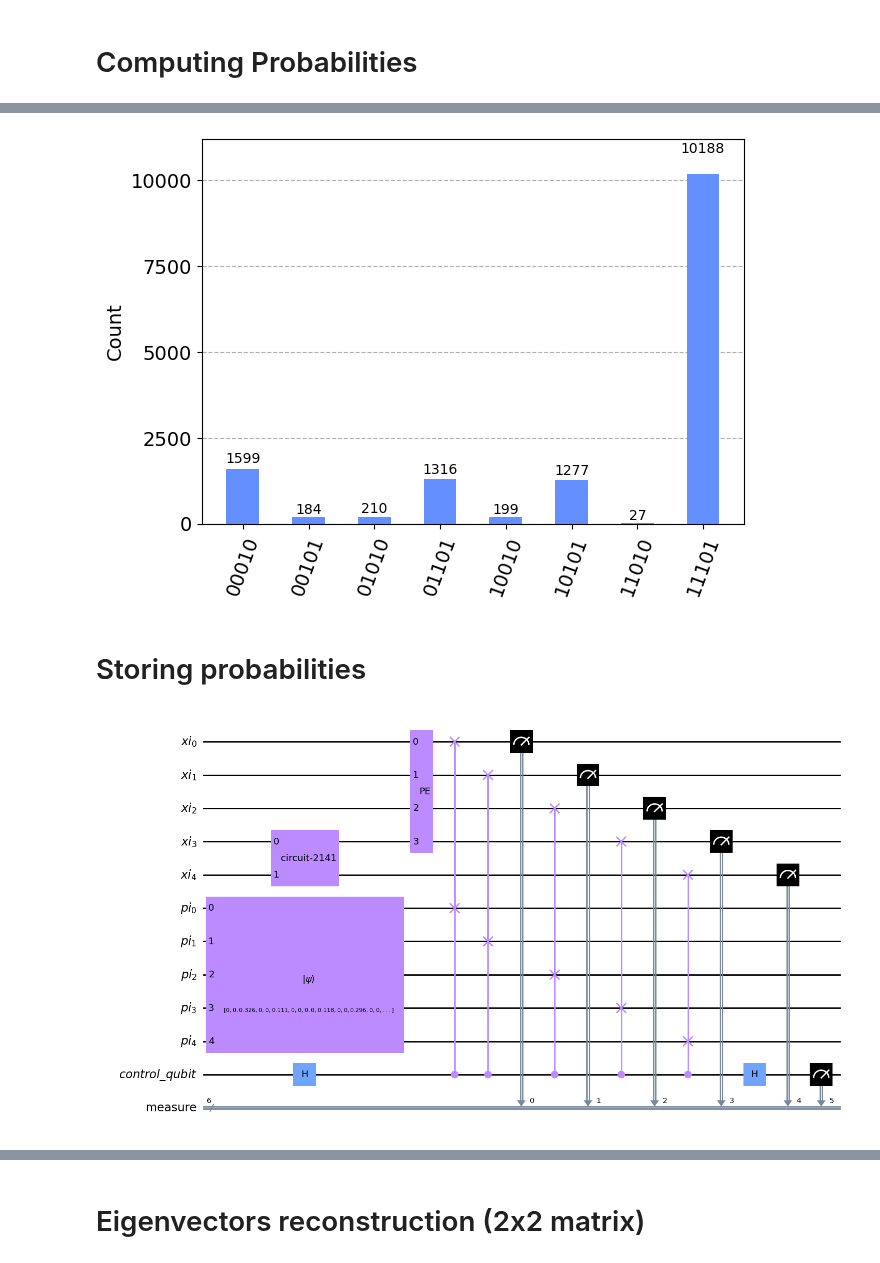
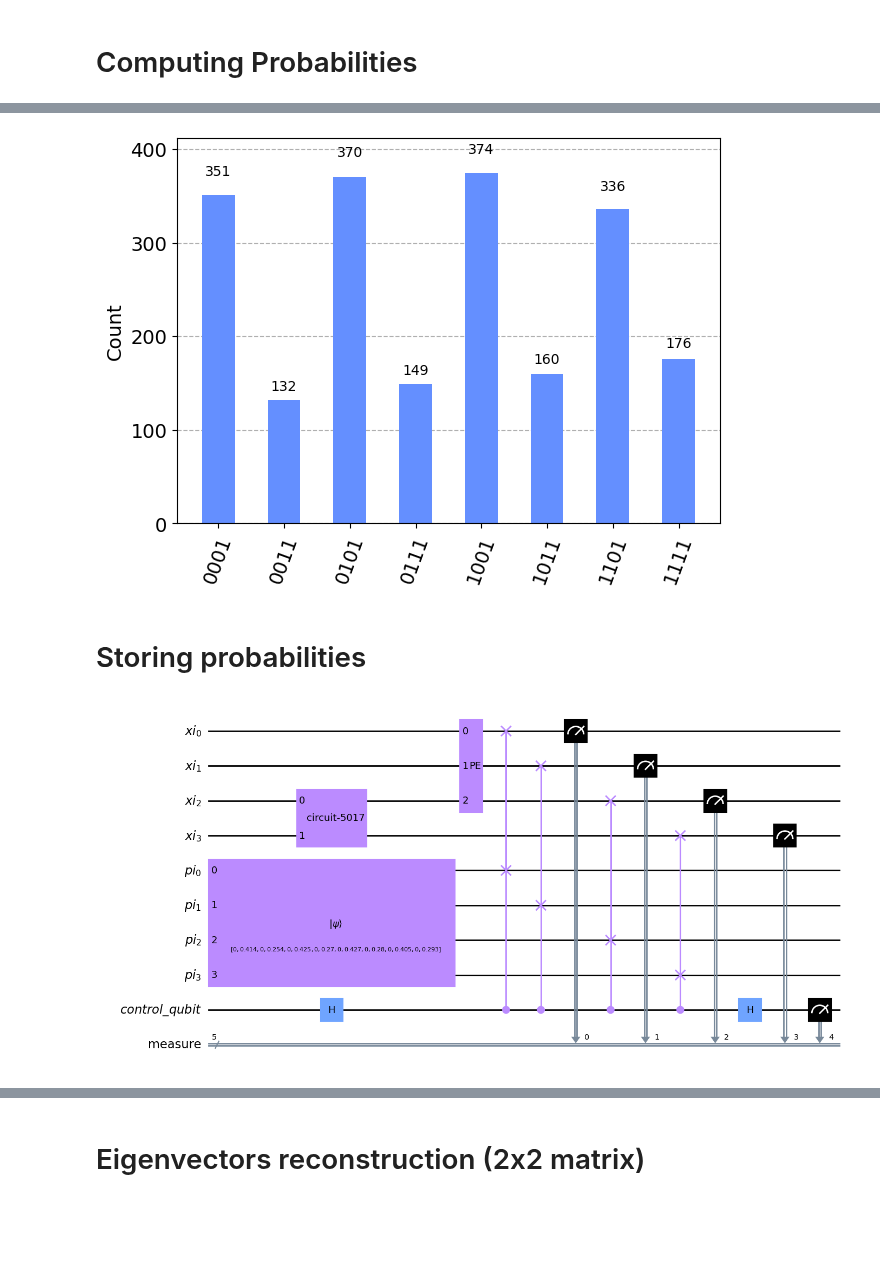
Before and after one commit to PolnareffPark/QuPCA, a Jupyter notebook: tomography_test_polished.ipynb, the cells around one changed output, grey strips where cells are left out. Drawn from its saved outputs; the diff is of its cells as text; code cells hidden in the pictures; blank space fills up the shorter version.

```diff
--- a/tomography_test_polished.ipynb
+++ b/tomography_test_polished.ipynb
@@ -167,6 +148,6 @@ job = backend.run(transpile(matrix_circuit, backend=backend))
 # %%
 #Unitary for PE
-resolution = 3
+resolution = 2
 
 unitary_backend = Aer.get_backend("unitary_simulator")
 u_circuit = NumPyMatrix(example_matrix, evolution_time=2*np.pi/(2**resolution))
@@ -230,18 +207,12 @@ for el in ss:
 # %% [markdown]
 # Computing Probabilities
 # %%
-tot_qubit = resolution+len(example_matrix)
+total_circuit_measured = QuantumCircuit(qr_total , name='matrix')
 
-qr_total = QuantumRegister(tot_qubit, 'total')
-# classical = ClassicalRegister(4, 'measure')
+total_circuit_measured.append(matrix_circuit.to_gate(), qr_total[resolution:])
+total_circuit_measured.append(pe.to_gate(), qr_total[0:pe.num_qubits])
 
-total_circuit_1 = QuantumCircuit(qr_total , name='matrix')
+total_circuit_measured.measure_all()
 
-total_circuit_1.append(matrix_circuit.to_gate(), qr_total[resolution:])
-total_circuit_1.append(pe.to_gate(), qr_total[0:pe.num_qubits])
-# total_circuit.measure(qr_total[:2], classical[:])
-#total_circuit_1.swap(qr_total[0],qr_total[1])
-total_circuit_1.measure_all()
-
-total_circuit_1.decompose(reps=0).draw("mpl")
+total_circuit_measured.decompose(reps=1).draw("mpl")
 # %% [output]
@@ -249,11 +220,11 @@ total_circuit_1.decompose(reps=0).draw("mpl")
 # %%
-n_shots = 15000
+n_shots = 2048
 backend_total = Aer.get_backend("qasm_simulator")
-job = backend_total.run(transpile(total_circuit_1, backend=backend_total), shots=n_shots)
+job = backend_total.run(transpile(total_circuit_measured, backend=backend_total), shots=n_shots)
 counts = job.result().get_counts()
 plot_histogram(counts)
 # %% [output]
-[figure, old version]
+[figure, new version]
 # %% [markdown]
 # Storing probabilities
 # %%
@@ -268,30 +239,27 @@ for i in counts:
 # %%
-
-tot_qubit = resolution+len(example_matrix)
-
 qr_total_xi = QuantumRegister(tot_qubit, 'xi')
 qr_total_pi = QuantumRegister(tot_qubit, 'pi')
 qr_control = QuantumRegister(1, 'control_qubit')
 n_classical_register=tot_qubit+1
 classical = ClassicalRegister(n_classical_register, 'measure')
 
-total_circuit_2 = QuantumCircuit(qr_total_xi,qr_total_pi,qr_control ,classical, name='matrix')
+total_circuit_tomography = QuantumCircuit(qr_total_xi,qr_total_pi,qr_control ,classical, name='matrix')
 
-total_circuit_2.append(matrix_circuit.to_gate(), qr_total_xi[resolution:])
-total_circuit_2.append(pe.to_gate(), qr_total_xi[0:pe.num_qubits])
+total_circuit_tomography.append(matrix_circuit.to_gate(), qr_total_xi[resolution:])
+total_circuit_tomography.append(pe.to_gate(), qr_total_xi[0:pe.num_qubits])
 
 #total_circuit_2.swap(qr_total_xi[0],qr_total_xi[1])
-total_circuit_2.initialize(np.sqrt(statevector),qr_total_pi)
-total_circuit_2.h(qr_control)
+total_circuit_tomography.initialize(np.sqrt(statevector),qr_total_pi)
+total_circuit_tomography.h(qr_control)
 for i in range(tot_qubit):
-    total_circuit_2.cswap(control_qubit=qr_control, target_qubit1=qr_total_xi[i],target_qubit2=qr_total_pi[i])
+    total_circuit_tomography.cswap(control_qubit=qr_control, target_qubit1=qr_total_xi[i],target_qubit2=qr_total_pi[i])
 
-total_circuit_2.h(qr_control)
-total_circuit_2.measure(qr_total_xi,classical[0:n_classical_register-1])
-total_circuit_2.measure(qr_control,classical[n_classical_register-1])
+total_circuit_tomography.h(qr_control)
+total_circuit_tomography.measure(qr_total_xi,classical[0:n_classical_register-1])
+total_circuit_tomography.measure(qr_control,classical[n_classical_register-1])
 
-total_circuit_2.draw("mpl")
+total_circuit_tomography.draw("mpl")
 # %% [output]
-[figure, old version]
+[figure, new version]
 # %%
 backend_total = Aer.get_backend("qasm_simulator")
```
Also changed, not shown: parts of 37 cells of this notebook.
